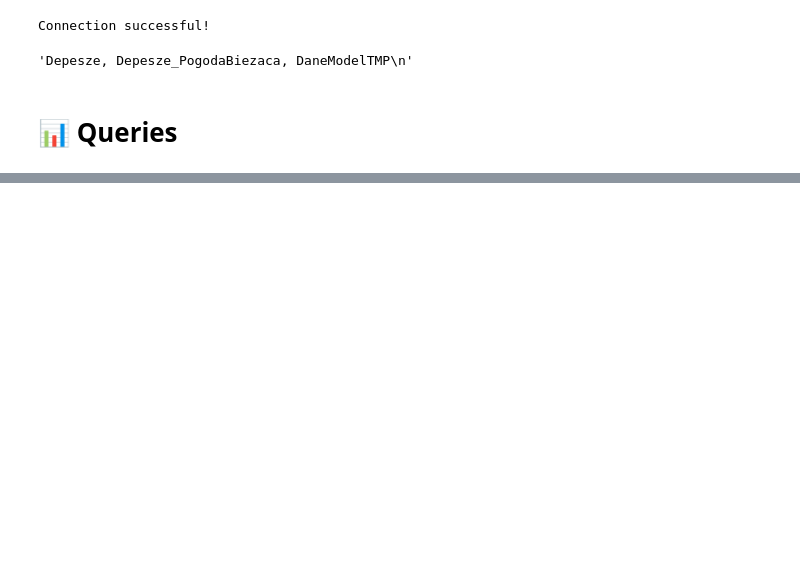
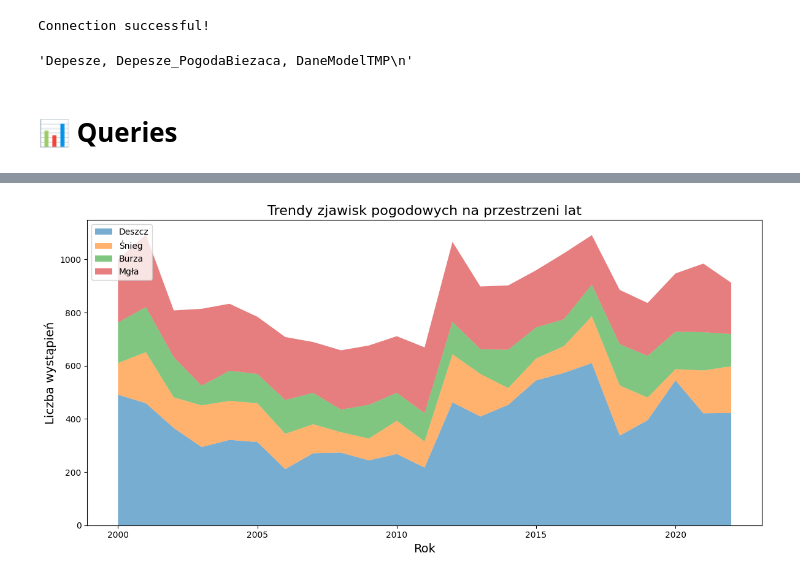
Before and after one commit to xeloth12/jupynotes, a Jupyter notebook: Lab2_DanePogodowe.ipynb, the cells around one changed output, grey strips where cells are left out. Cells and saved outputs as stored; diff of their text form; code cells hidden in the pictures; blank space fills up the shorter version.

```diff
--- a/Lab2_DanePogodowe.ipynb
+++ b/Lab2_DanePogodowe.ipynb
@@ -199,0 +335,37 @@ df_sorted.plot.scatter(x="NazwaM", y="SredTemp", alpha=0.5)
+# %%
+import pandas as pd
+import matplotlib.pyplot as plt
+from sqlalchemy import create_engine
+
+# Zapytanie SQL do analizy częstotliwości występowania zjawisk pogodowych
+query = """
+SELECT
+    YEAR(data) AS Rok,
+    SUM(CASE WHEN Deszcz6 = 1 THEN 1 ELSE 0 END) AS LiczbaDeszczy,
+    SUM(CASE WHEN Snieg6 = 1 THEN 1 ELSE 0 END) AS LiczbaSniegów,
+    SUM(CASE WHEN Burza6 = 1 THEN 1 ELSE 0 END) AS LiczbaBurz,
+    SUM(CASE WHEN Mgla6 = 1 THEN 1 ELSE 0 END) AS LiczbaMgli
+FROM
+    Synop.dbo.DaneModelTMP
+WHERE
+    Deszcz6 IS NOT NULL OR Snieg6 IS NOT NULL OR Burza6 IS NOT NULL OR Mgla6 IS NOT NULL
+GROUP BY
+    YEAR(data)
+ORDER BY
+    Rok
+"""
+df = pd.read_sql(query, engine)
+
+# Wykres powierzchniowy dla zjawisk pogodowych
+plt.figure(figsize=(12, 6))
+
+plt.stackplot(df['Rok'], df['LiczbaDeszczy'], df['LiczbaSniegów'], df['LiczbaBurz'], df['LiczbaMgli'],
+              labels=['Deszcz', 'Śnieg', 'Burza', 'Mgła'], alpha=0.6)
+plt.title('Trendy zjawisk pogodowych na przestrzeni lat', fontsize=16)
+plt.xlabel('Rok', fontsize=14)
+plt.ylabel('Liczba wystąpień', fontsize=14)
+plt.legend(loc='upper left')
+plt.tight_layout()
+plt.show()
+# %% [output]
+[figure, added]
```
Also changed, not shown: parts of 8 cells of this notebook.
